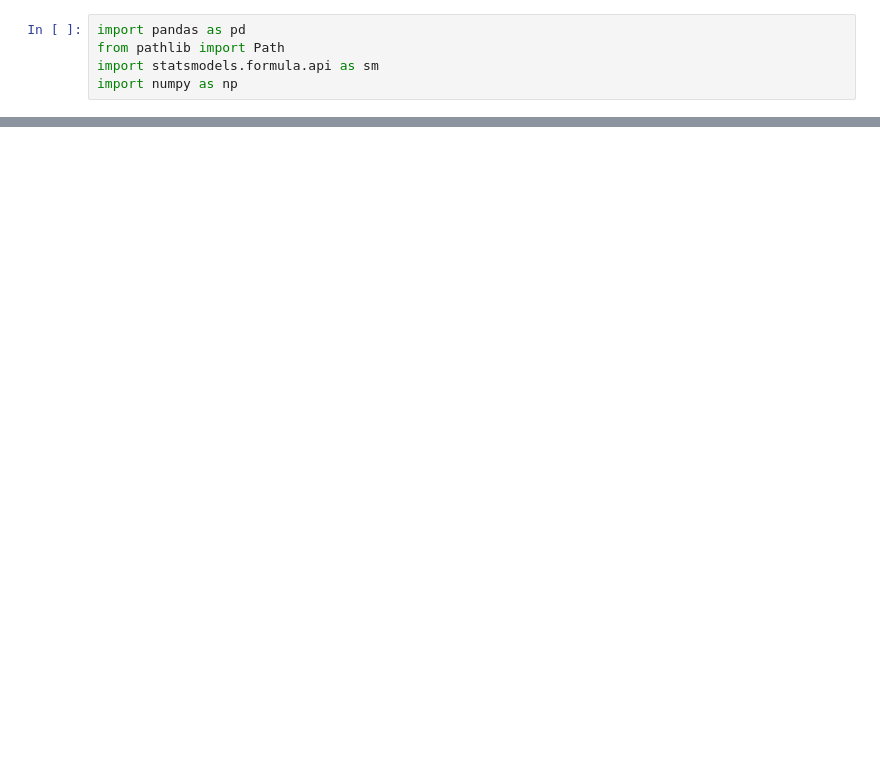
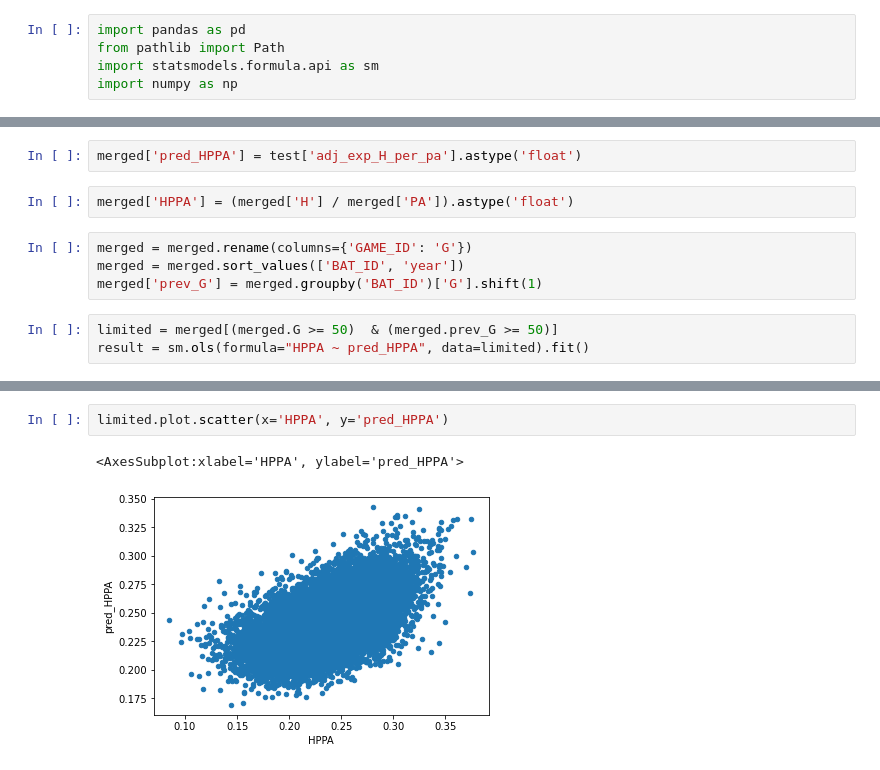
Before and after one commit to robsfletch/bts, a Jupyter notebook: notebooks/Marcel.ipynb, the cells around one changed output, grey strips where cells are left out. Saved outputs shown, nothing was run; the diff lists cells and outputs as text; blank space fills up the shorter version.

```diff
--- a/notebooks/Marcel.ipynb
+++ b/notebooks/Marcel.ipynb
@@ -13,0 +109,11 @@ br_pred = br_pred.dropna(subset=['G'])
+# %%
+merged['pred_HPPA'] = test['adj_exp_H_per_pa'].astype('float')
+# %%
+merged['HPPA'] = (merged['H'] / merged['PA']).astype('float')
+# %%
+merged = merged.rename(columns={'GAME_ID': 'G'})
+merged = merged.sort_values(['BAT_ID', 'year'])
+merged['prev_G'] = merged.groupby('BAT_ID')['G'].shift(1)
+# %%
+limited = merged[(merged.G >= 50)  & (merged.prev_G >= 50)]
+result = sm.ols(formula="HPPA ~ pred_HPPA", data=limited).fit()
@@ -13,0 +140,5 @@ br_pred = br_pred.dropna(subset=['G'])
+# %%
+limited.plot.scatter(x='HPPA', y='pred_HPPA')
+# %% [output]
+<AxesSubplot:xlabel='HPPA', ylabel='pred_HPPA'>
+[figure, added]
```
Also changed, not shown: parts of 21 cells of this notebook, 12 other files.
